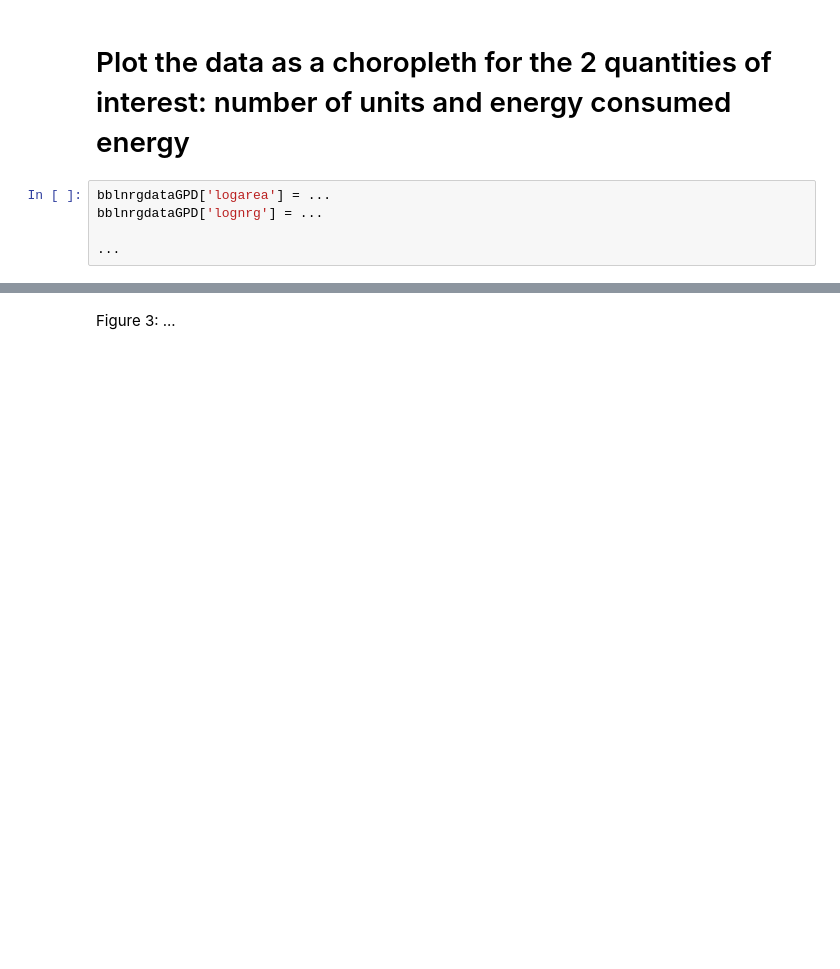
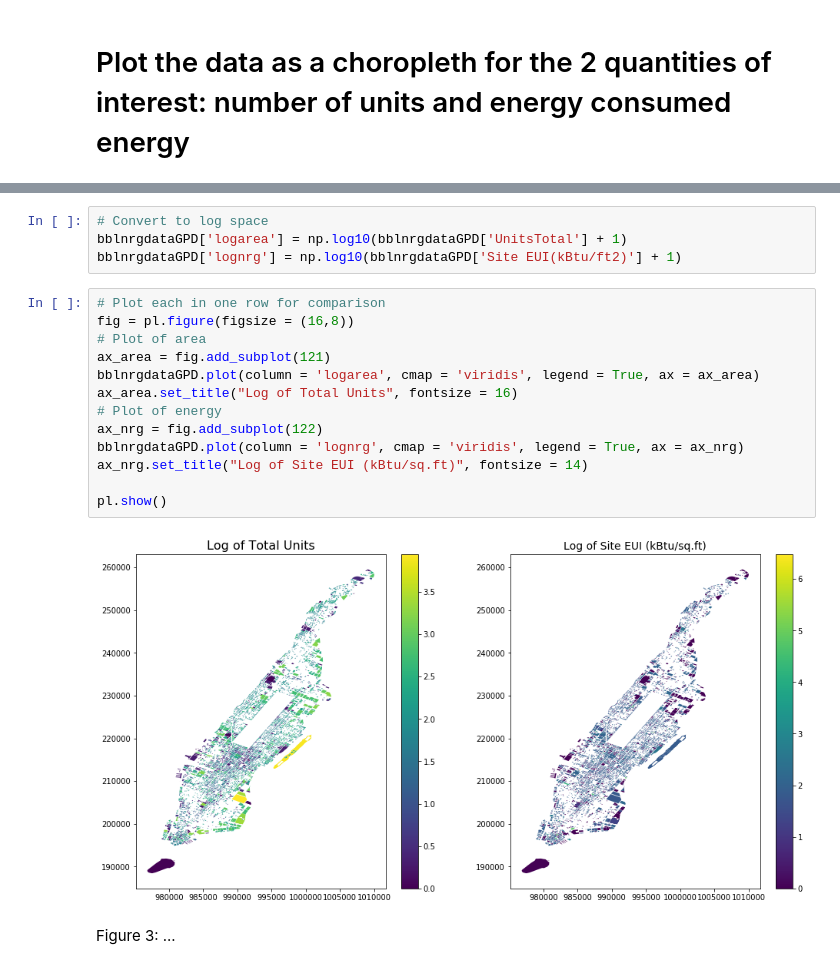
Before and after one commit to patafiot/PUI2018_tp1600, a Jupyter notebook: HW10_tp1600/building_nrg_instructions.ipynb, the cells around one changed output, grey strips where cells are left out. Drawn from its saved outputs; the diff is of its cells as text; blank space fills up the shorter version.

```diff
--- a/HW10_tp1600/building_nrg_instructions.ipynb
+++ b/HW10_tp1600/building_nrg_instructions.ipynb
@@ -314,8 +288,3 @@ bblnrgdata.head()
 | 4 | 1.007400e+09 | NaN | 68329.0 | 0 | 1 | 1920 |
 # %% [markdown]
 # Plot the data as a choropleth for the 2 quantities of interest: number of units and energy consumed energy
-# %%
-bblnrgdataGPD['logarea'] = ...
-bblnrgdataGPD['lognrg'] = ...
-
-...
@@ -327,3 +291,22 @@ No handles with labels found to put in legend.
+# %%
+# Convert to log space
+bblnrgdataGPD['logarea'] = np.log10(bblnrgdataGPD['UnitsTotal'] + 1)
+bblnrgdataGPD['lognrg'] = np.log10(bblnrgdataGPD['Site EUI(kBtu/ft2)'] + 1)
+# %%
+# Plot each in one row for comparison
+fig = pl.figure(figsize = (16,8))
+# Plot of area
+ax_area = fig.add_subplot(121)
+bblnrgdataGPD.plot(column = 'logarea', cmap = 'viridis', legend = True, ax = ax_area)
+ax_area.set_title("Log of Total Units", fontsize = 16)
+# Plot of energy
+ax_nrg = fig.add_subplot(122)
+bblnrgdataGPD.plot(column = 'lognrg', cmap = 'viridis', legend = True, ax = ax_nrg)
+ax_nrg.set_title("Log of Site EUI (kBtu/sq.ft)", fontsize = 14)
+
+pl.show()
+# %% [output]
+[figure, added]
 # %% [markdown]
 Figure 3: ...
 # %% [markdown]
```
Also changed, not shown: parts of 39 cells of this notebook.
